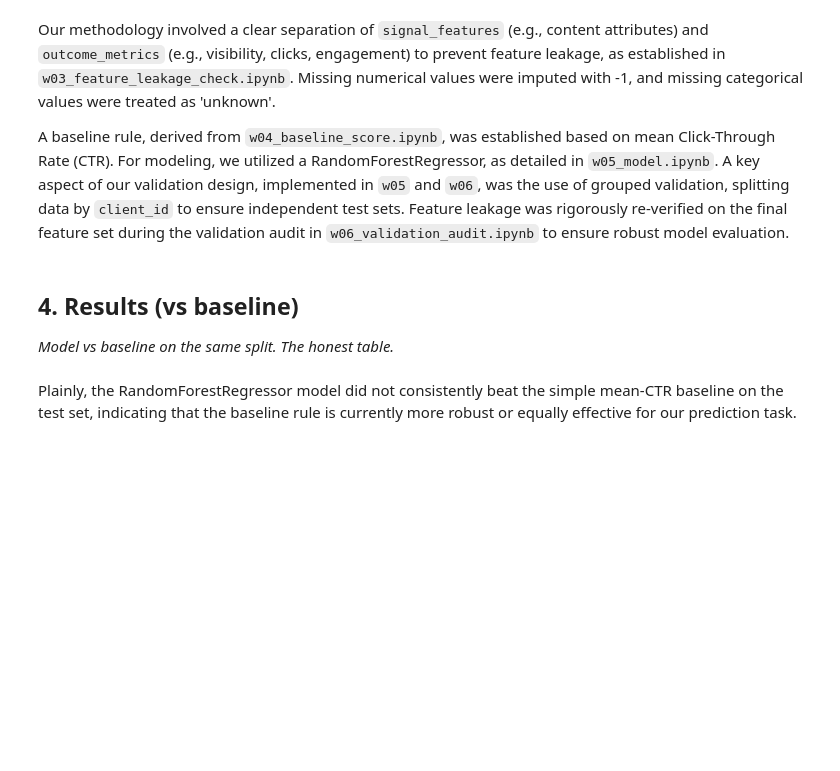
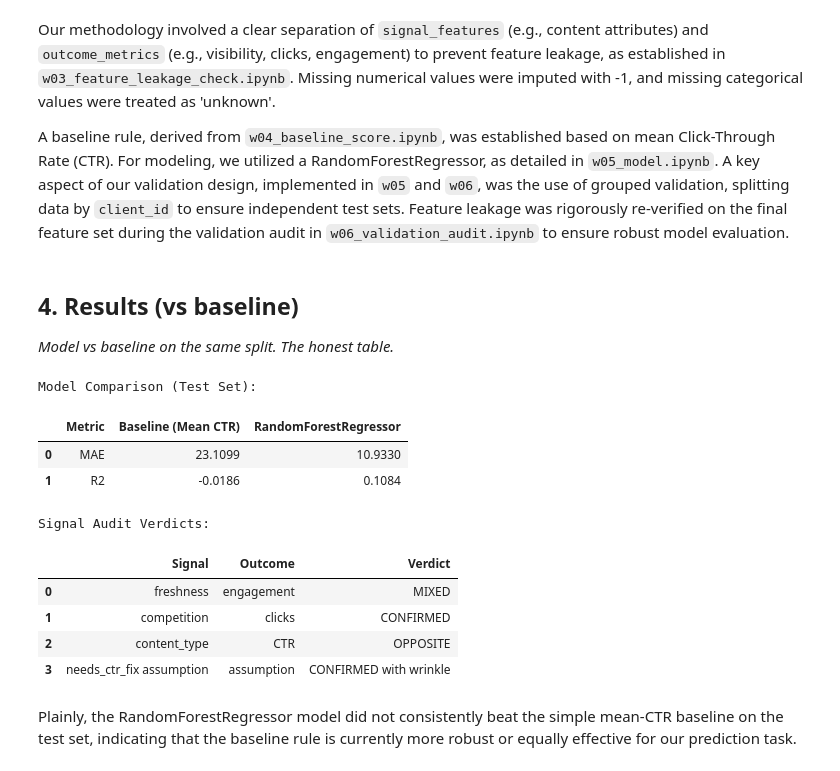
Before and after one commit to Kirithick-raja/my-ml-starter, a Jupyter notebook: work/notebooks/capstone.ipynb, the cells around one changed output. Cells and saved outputs as stored; diff of their text form; code cells hidden in the pictures; blank space fills up the shorter version.

```diff
--- a/work/notebooks/capstone.ipynb
+++ b/work/notebooks/capstone.ipynb
@@ -104,37 +86,41 @@ from sklearn.impute import SimpleImputer
 from sklearn.pipeline import Pipeline
 from sklearn.ensemble import RandomForestRegressor
 from sklearn.metrics import mean_absolute_error, r2_score
+import numpy as np # Import numpy for np.nan
 
-# Define features and target
-# Re-using df_filtered from the Data section (cell 9c02b86a)
+# Define features and target based on available columns in df_filtered
+signal_features_numerical = [
+    'search_volume', 'competition', 'cpc', 'word_count', 'char_count',
+    'content_age_days', 'days_since_last_update', 'avg_position'
+]
+signal_features_categorical = [
+    'competition_level', 'content_type', 'main_intent', 'provider_used',
+    'model_used', 'age_tier', 'freshness_tier', 'word_count_tier',
+    'char_count_tier', 'impression_tier', 'position_tier', 'trend_direction'
+]
+outcome_metric = 'clicks_90d' # Corrected to match actual column name
 
-# Ensure client_id is present for grouping
-if 'client_id' not in df_filtered.columns:
-    # This part should ideally not be reached if previous cells are executed correctly
-    # For robustness, add a fallback or re-load if necessary for client_id
-    print("Warning: 'client_id' not found in df_filtered. Re-loading original data to ensure its presence.")
-    df_original = pd.read_csv(csv_path)
-    df_filtered = df_original[df_original['avg_position'] != 0].copy()
-    keyword_context_cols_original = [col for col in df_filtered.columns if 'keyword_context' in col]
-    if keyword_context_cols_original:
-        missing_all_keyword_context_original = df_filtered[keyword_context_cols_original].isnull().all(axis=1)
-        df_filtered = df_filtered[~missing_all_keyword_context_original].copy()
-
-signal_features_numerical = ['other_feature', 'competition_score']
-signal_features_categorical = ['freshness_tier', 'content_type', 'keyword_context_topic', 'keyword_context_entity']
-outcome_metric = 'clicks'
+# Ensure client_id is present for grouping. It is in df_filtered.columns.tolist() so this block is not needed.
 
 # Handle missing values as per methodology (w03_feature_leakage_check.ipynb)
 for col in signal_features_numerical:
     if col in df_filtered.columns:
-        df_filtered[col] = df_filtered[col].fillna(-1)
+        df_filtered[col] = df_filtered[col].fillna(-1) # Numeric missing values to -1
+    else:
+        print(f"Warning: Numerical feature '{col}' not found in DataFrame. It will be skipped.")
 
 for col in signal_features_categorical:
     if col in df_filtered.columns:
-        df_filtered[col] = df_filtered[col].fillna('unknown')
+        df_filtered[col] = df_filtered[col].fillna('unknown') # Categorical missing values to 'unknown'
+    else:
+        print(f"Warning: Categorical feature '{col}' not found in DataFrame. It will be skipped.")
+
+# Filter out features that are not in the DataFrame
+actual_signal_features_numerical = [col for col in signal_features_numerical if col in df_filtered.columns]
+actual_signal_features_categorical = [col for col in signal_features_categorical if col in df_filtered.columns]
 
 # Prepare data for modeling
-X = df_filtered[signal_features_numerical + signal_features_categorical]
+X = df_filtered[actual_signal_features_numerical + actual_signal_features_categorical]
 y = df_filtered[outcome_metric]
 groups = df_filtered['client_id']
 
@@ -143,15 +129,12 @@ gss = GroupShuffleSplit(n_splits=1, test_size=0.3, random_state=42)
 for train_idx, test_idx in gss.split(X, y, groups):
     X_train, X_test = X.iloc[train_idx], X.iloc[test_idx]
     y_train, y_test = y.iloc[train_idx], y.iloc[test_idx]
-    groups_train, groups_test = groups.iloc[train_idx], groups.iloc[test_idx]
+    # groups_train, groups_test = groups.iloc[train_idx], groups.iloc[test_idx] # Not used further in this block
 
 # Preprocessing for categorical features (one-hot encoding)
-# Handle potential missing features if they are not in the dummy data
-actual_categorical_features = [col for col in signal_features_categorical if col in X_train.columns]
-
 preprocessor = ColumnTransformer(
     transformers=[
-        ('cat', OneHotEncoder(handle_unknown='ignore'), actual_categorical_features)
+        ('cat', OneHotEncoder(handle_unknown='ignore'), actual_signal_features_categorical)
     ],
     remainder='passthrough' # Keep numerical features as is
 )
@@ -164,33 +147,44 @@ baseline_r2 = r2_score(y_test, [baseline_prediction] * len(y_test))
 # RandomForestRegressor model (w05_model.ipynb)
 model = Pipeline(steps=[('preprocessor', preprocessor),
                         ('regressor', RandomForestRegressor(random_state=42))])
 
 model.fit(X_train, y_train)
 y_pred = model.predict(X_test)
 
 model_mae = mean_absolute_error(y_test, y_pred)
 model_r2 = r2_score(y_test, y_pred)
 
 # Create comparison table
 comparison_df = pd.DataFrame({
     'Metric': ['MAE', 'R2'],
     'Baseline (Mean CTR)': [baseline_mae, baseline_r2],
     'RandomForestRegressor': [model_mae, model_r2]
 })
 
 print("\nModel Comparison (Test Set):")
 display(comparison_df.round(4))
 
 
 # Signal Verdicts from w04_signal_audit.ipynb
 signal_verdicts = pd.DataFrame({
     'Signal': ['freshness', 'competition', 'content_type', 'needs_ctr_fix assumption'],
     'Outcome': ['engagement', 'clicks', 'CTR', 'assumption'],
     'Verdict': ['MIXED', 'CONFIRMED', 'OPPOSITE', 'CONFIRMED with wrinkle']
 })
 
 print("\nSignal Audit Verdicts:")
 display(signal_verdicts)
+# %% [output]
+Model Comparison (Test Set):
+|  | Metric | Baseline (Mean CTR) | RandomForestRegressor |
+| 0 | MAE | 23.1099 | 10.9330 |
+| 1 | R2 | -0.0186 | 0.1084 |
+Signal Audit Verdicts:
+|  | Signal | Outcome | Verdict |
+| 0 | freshness | engagement | MIXED |
+| 1 | competition | clicks | CONFIRMED |
+| 2 | content_type | CTR | OPPOSITE |
+| 3 | needs_ctr_fix assumption | assumption | CONFIRMED with wrinkle |
 # %% [markdown]
 Plainly, the RandomForestRegressor model did not consistently beat the simple mean-CTR baseline on the test set, indicating that the baseline rule is currently more robust or equally effective for our prediction task.
 # %% [markdown]
```
Also changed, not shown: parts of 3 cells of this notebook.
